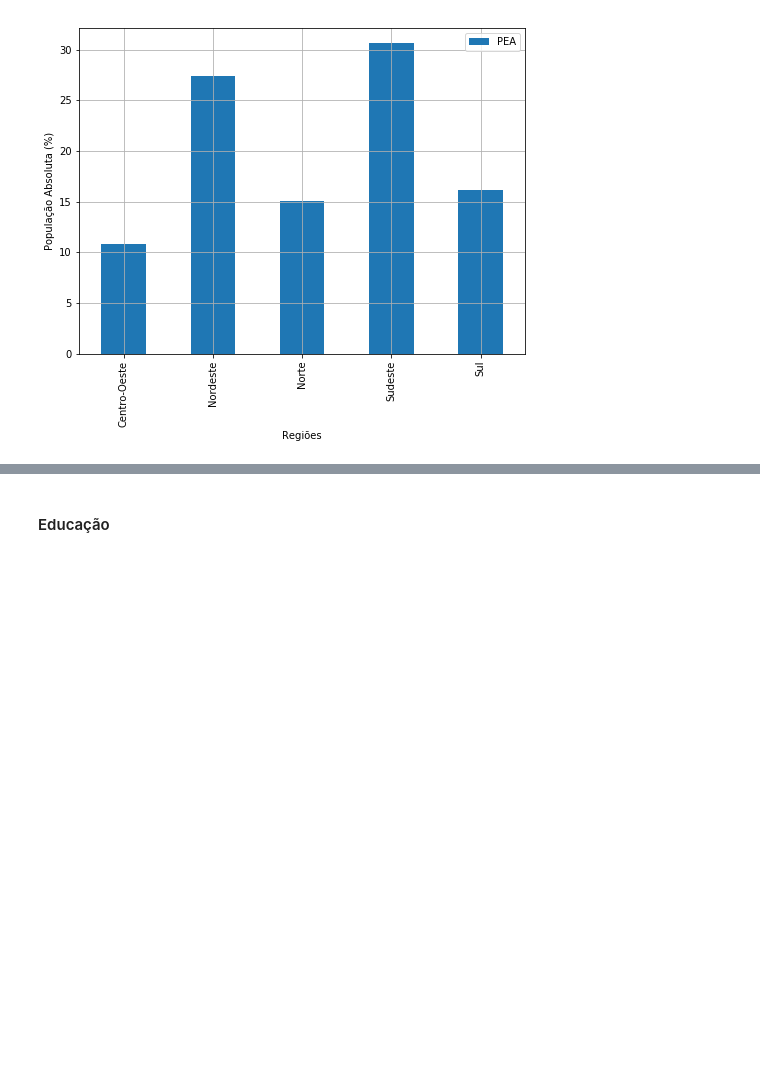
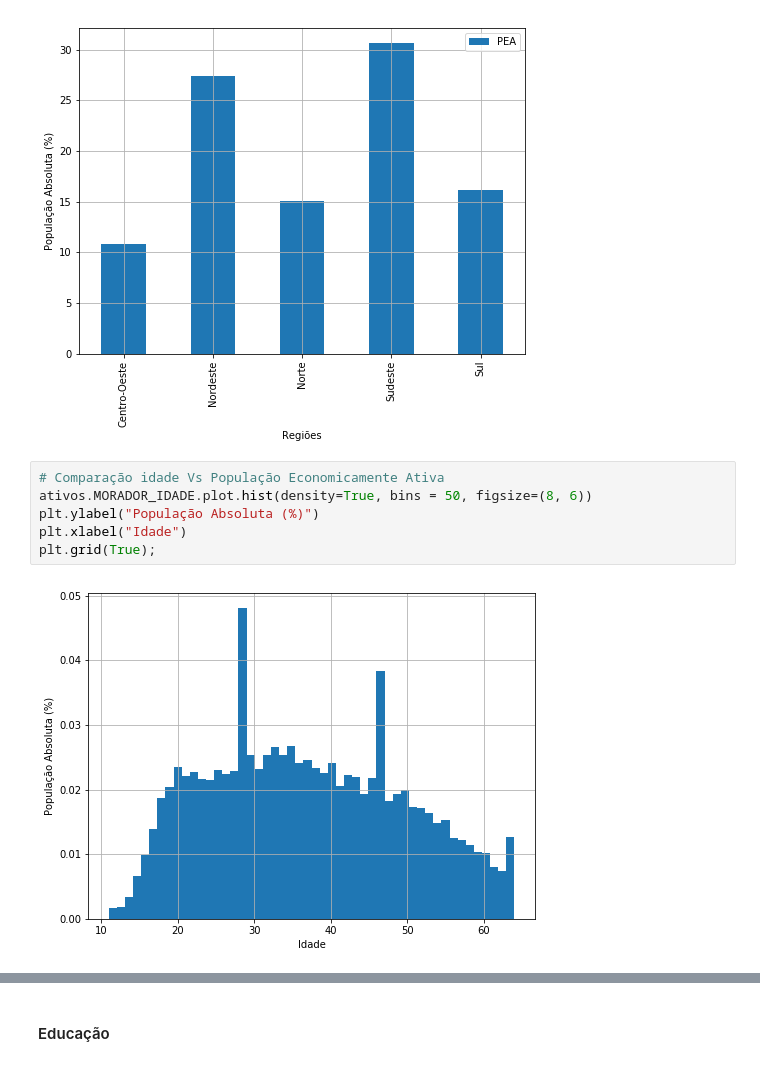
Before and after one commit to FidyBack/projeto_Cdata, a Jupyter notebook: Projeto1 Layout.ipynb, the cells around one changed output, grey strips where cells are left out. Cells and saved outputs as stored; diff of their text form; blank space fills up the shorter version.

```diff
--- a/Projeto1 Layout.ipynb
+++ b/Projeto1 Layout.ipynb
@@ -163,3 +144,11 @@ plt.legend(["PEA"])
 plt.grid(True);
 # %% [output]
 [figure]
+# %%
+# Comparação idade Vs População Economicamente Ativa
+ativos.MORADOR_IDADE.plot.hist(density=True, bins = 50, figsize=(8, 6))
+plt.ylabel("População Absoluta (%)")
+plt.xlabel("Idade")
+plt.grid(True);
+# %% [output]
+[figure, added]
```
Also changed, not shown: parts of 19 cells of this notebook.
